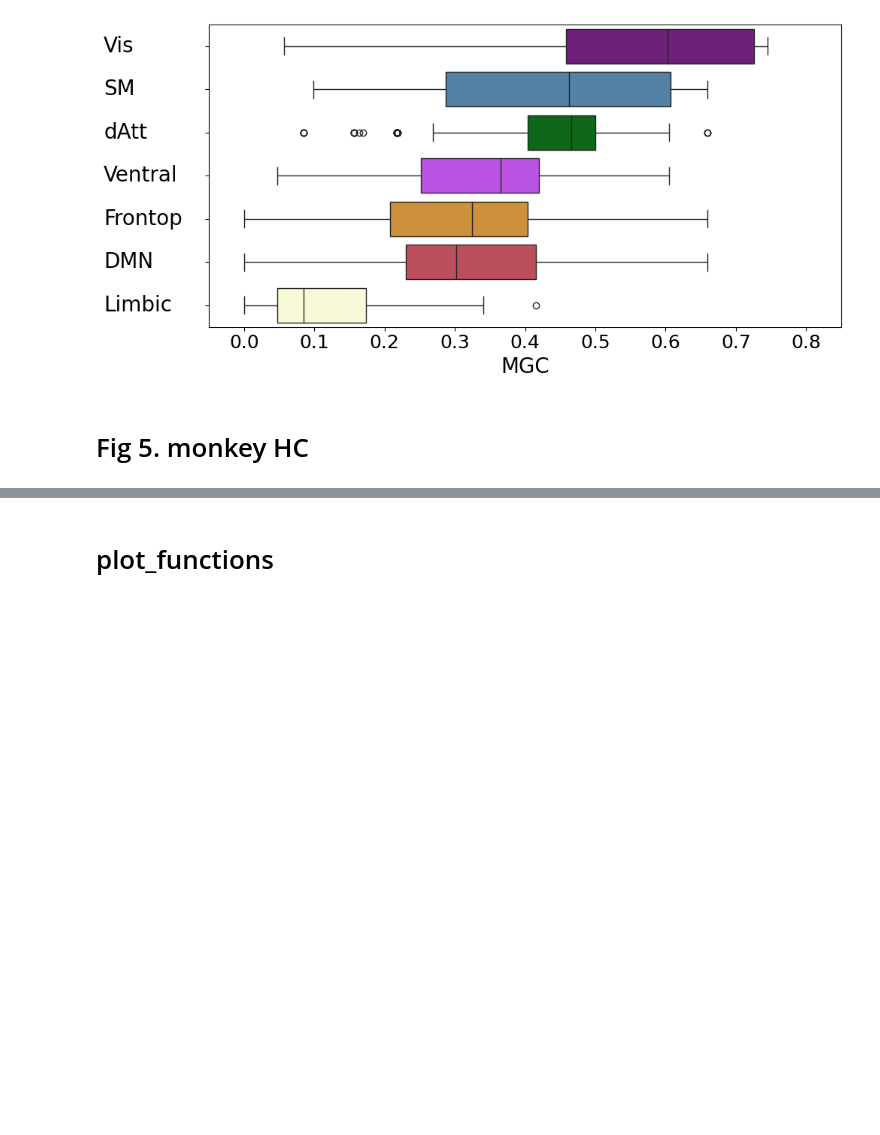
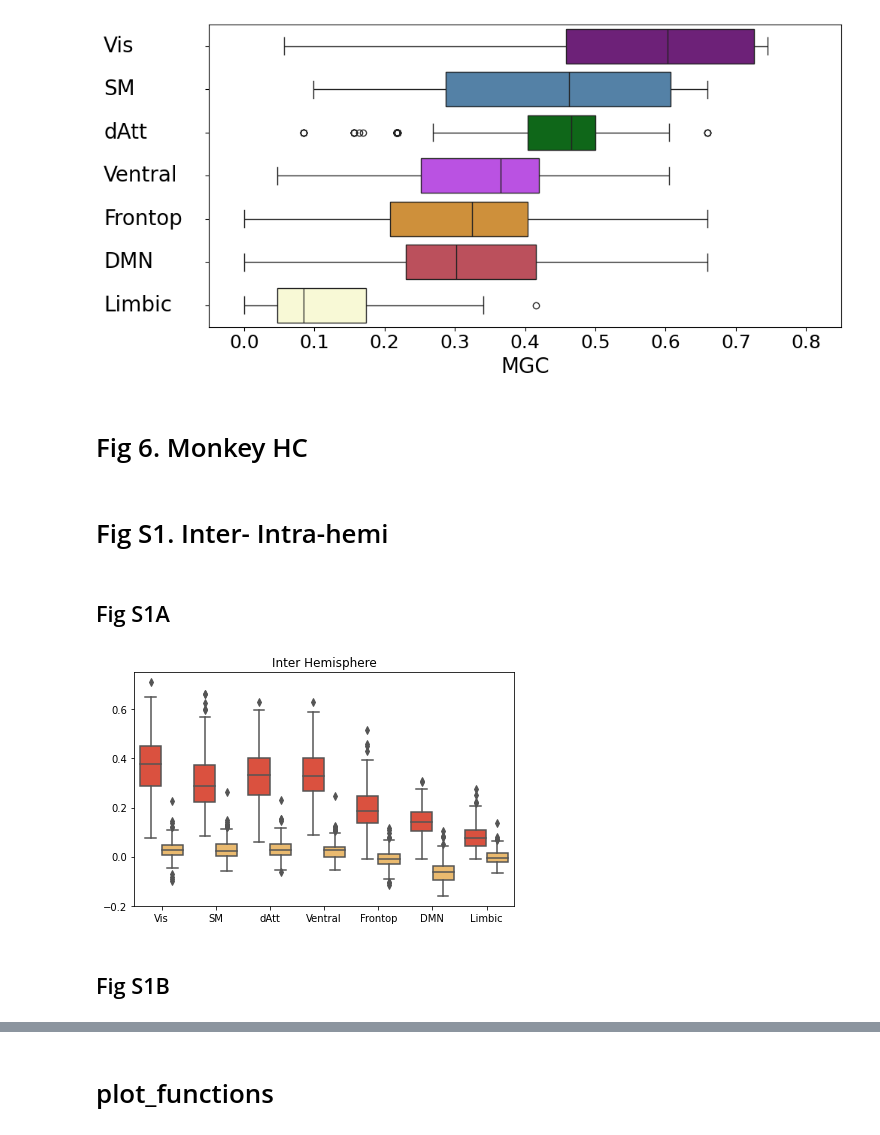
Before and after one commit to HechengJin0/MGC_paper, a Jupyter notebook: paper_main_figures.ipynb, the cells around one changed output, grey strips where cells are left out. Cells and saved outputs as stored; diff of their text form; code cells hidden in the pictures; blank space fills up the shorter version.

```diff
--- a/paper_main_figures.ipynb
+++ b/paper_main_figures.ipynb
@@ -761,6 +830,6 @@ Passing `palette` without assigning `hue` is deprecated and will be removed in v
   ax = sns.boxplot(x=all_subject_7network_homo.ravel(), y=dim1.ravel(),palette=pal)
 [figure]
 # %% [markdown]
-# Fig 5. monkey HC
+# Fig 6. Monkey HC
 # %%
 # check paper_public_monkey.ipynb
@@ -766,0 +837,52 @@ Passing `palette` without assigning `hue` is deprecated and will be removed in v
+# %% [markdown]
+# Fig S1. Inter- Intra-hemi
+# %% [markdown]
+## Fig S1A
+# %%
+sort_label = np.array(['Vis',  'SM', 'dAtt', 'Ventral', 'Frontop' ,'DMN','Limbic'])
+
+line_type = ['Within Network', 'Between Network']
+
+sub_n = len(test_statistic_each_sub)
+boxplot_data_pre = np.random.normal(0.02, 1, size=(len(sort_label), sub_n, 2)).reshape(-1).cumsum().reshape(len(sort_label), -1, 2)
+
+for line_type_i, line_type_id in enumerate(line_type):
+  for ses_i in range(len(test_statistic_each_sub)):
+      data_seperate = data_seperate_hemi([pearson_corr_each_sub[ses_i]],p) # test_statistic_each_sub  pearson_corr_each_sub
+
+      RR = data_seperate[0][0]
+      RL = data_seperate[0][1]
+      LR = data_seperate[0][2]
+      LL = data_seperate[0][3]
+      for i, label in enumerate(sort_label):
+        len_roi = sum(roi_labels_rename_l == label)
+        if line_type_id == 'Within Network':
+          RL_mean = np.mean(RL[np.where(roi_labels_rename_l == label)][:,np.where(roi_labels_rename_l == label)])
+          LR_mean = np.mean(LR[np.where(roi_labels_rename_l == label)][:,np.where(roi_labels_rename_l == label)])
+          boxplot_data_pre[i,ses_i,0] = np.mean([RL_mean,LR_mean])
+        elif line_type_id == 'Between Network':
+          RL_mean_b = np.mean(RL[np.where(roi_labels_rename_l == label)][:,np.where(roi_labels_rename_l != label)])
+          LR_mean_b = np.mean(LR[np.where(roi_labels_rename_l == label)][:,np.where(roi_labels_rename_l != label)])
+          boxplot_data_pre[i,ses_i,1] = np.mean([RL_mean_b,LR_mean_b])
+# %%
+
+plt.figure(figsize=(6,4))
+x_names = list(sort_label)
+hue_names = line_type
+dim1, dim2, dim3 = np.meshgrid(x_names, np.arange(boxplot_data_pre.shape[1]), hue_names, indexing='ij')
+pal = sns.color_palette("YlOrRd_r",2) #
+sns.boxplot(x=dim1.ravel(), y=boxplot_data_pre.ravel(), hue=dim3.ravel(), palette=pal)
+# Put the legend out of the figure
+# plt.legend(bbox_to_anchor=(1.05, 1), loc=2, borderaxespad=0.)
+plt.legend([],frameon=False)
+# plt.ylim(0.45,1.05) #optimal scale
+# plt.ylim(0.05,0.55) #mgc
+plt.ylim(-0.2,0.75) #pearson
+
+plt.title("Inter Hemisphere")
+plt.tight_layout()
+plt.show()
+# %% [output]
+[figure, added]
+# %% [markdown]
+## Fig S1B
```
Also changed, not shown: parts of 66 cells of this notebook.
